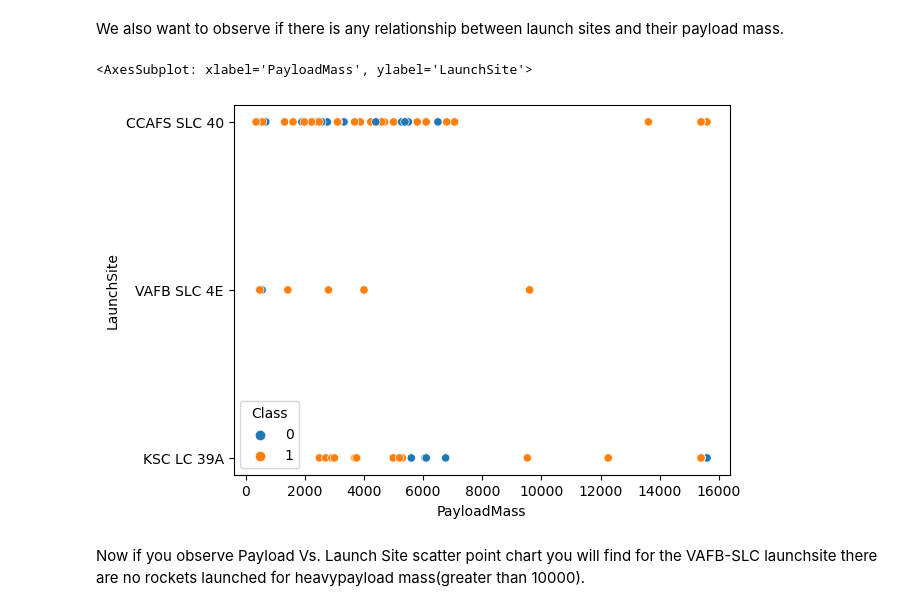
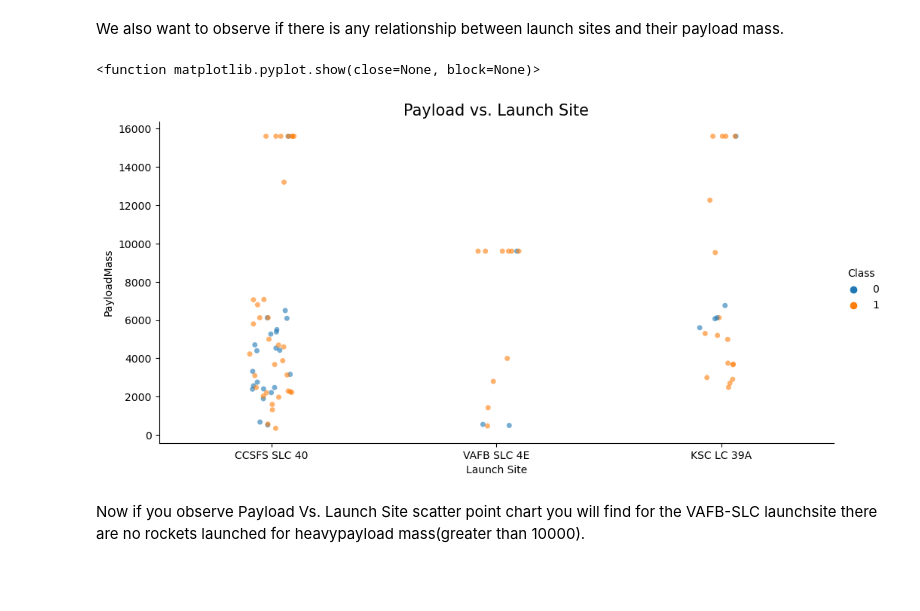
Before and after one commit to hunty-97/IBM-Capstone-Project, a Jupyter notebook: jupyter-labs-eda-dataviz.ipynb, the cells around one changed output. Saved outputs shown, nothing was run; the diff lists cells and outputs as text; code cells hidden in the pictures; blank space fills up the shorter version.

```diff
--- a/jupyter-labs-eda-dataviz.ipynb
+++ b/jupyter-labs-eda-dataviz.ipynb
@@ -51,7 +51,7 @@ import seaborn as sns
 # %% [markdown]
 First, let's read the SpaceX dataset into a Pandas dataframe and print its summary
 # %%
-df=pd.read_csv("https://cf-courses-data.s3.us.cloud-object-storage.appdomain.cloud/IBM-DS0321EN-SkillsNetwork/datasets/dataset_part_2.csv")
+df=pd.read_csv("dataset_part_2.csv")
 
 # If you were unable to complete the previous lab correctly you can uncomment and load this csv
 
@@ -98,10 +98,15 @@ Now try to explain the patterns you found in the Flight Number vs. Launch Site s
 We also want to observe if there is any relationship between launch sites and their payload mass.
 # %%
 # Plot a scatter point chart with x axis to be Pay Load Mass (kg) and y axis to be the launch site, and hue to be the class value
-sns.scatterplot(data=df, x='PayloadMass', y='LaunchSite', hue='Class')
+#sns.scatterplot(data=df, x='PayloadMass', y='LaunchSite', hue='Class')
+sns.catplot(x='LaunchSite',y='PayloadMass', hue = 'Class', data=df,aspect =2, alpha = 0.6)
+plt.title('Payload vs. Launch Site', fontsize = 15)
+plt.xlabel('Launch Site')
+plt.ylabel('PayloadMass')
+plt.show
 # %% [output]
-<AxesSubplot: xlabel='PayloadMass', ylabel='LaunchSite'>
+<function matplotlib.pyplot.show(close=None, block=None)>
-[figure, old version]
+[figure, new version]
 # %% [markdown]
 Now if you observe Payload Vs. Launch Site scatter point chart you will find for the VAFB-SLC  launchsite there are no  rockets  launched for  heavypayload mass(greater than 10000).
 # %% [markdown]
```
Also changed, not shown: parts of 7 cells of this notebook, 9 other files.
